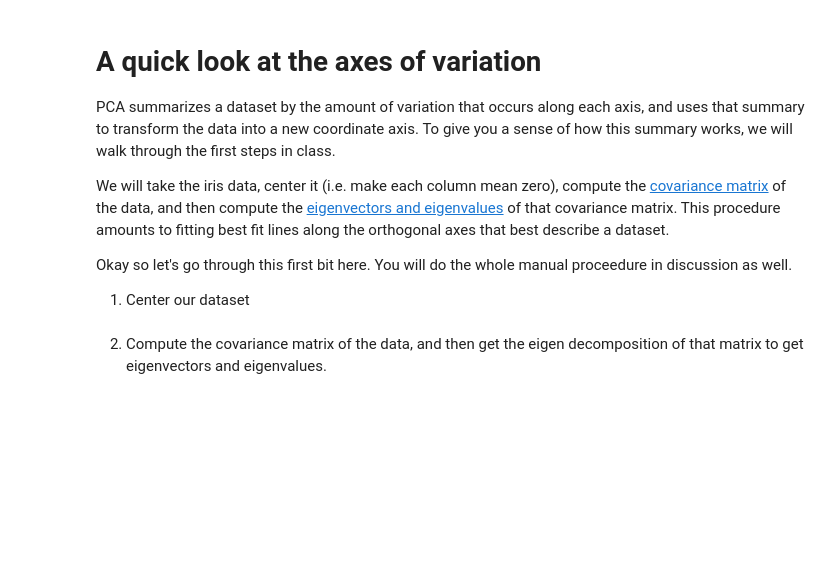
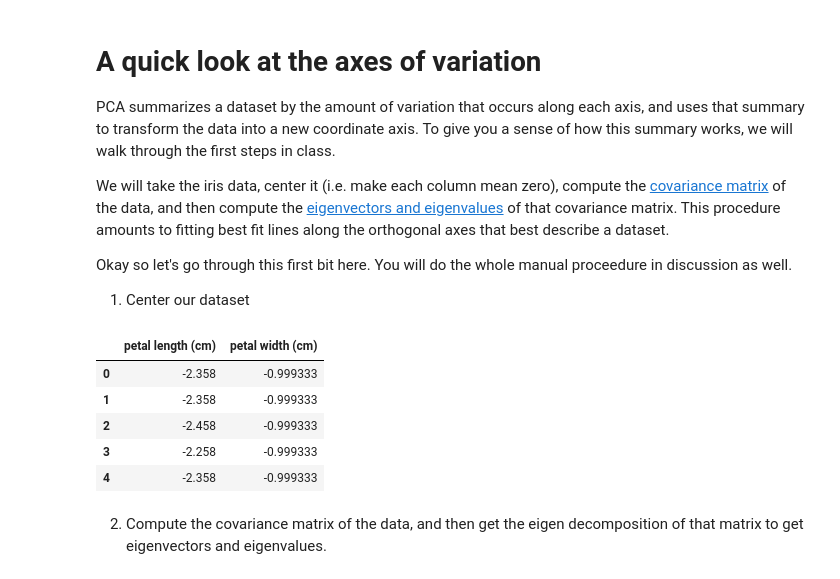
Before and after one commit to andrewkern/biol610, a Jupyter notebook: notebooks/lecture10.ipynb, the cells around one changed output. Cells and saved outputs as stored; diff of their text form; code cells hidden in the pictures; blank space fills up the shorter version.

```diff
--- a/notebooks/lecture10.ipynb
+++ b/notebooks/lecture10.ipynb
@@ -72,8 +99,16 @@ Okay so let's go through this first bit here. You will do the whole manual proce
 # %%
 # Substract the mean from the measurements.
 df_centered = df_iris.loc[:, ['petal length (cm)', 'petal width (cm)']]
 for col in df_centered.columns:
     df_centered[col] -= df_centered[col].mean()
+df_centered.head()
+# %% [output]
+|  | petal length (cm) | petal width (cm) |
+| 0 | -2.358 | -0.999333 |
+| 1 | -2.358 | -0.999333 |
+| 2 | -2.458 | -0.999333 |
+| 3 | -2.258 | -0.999333 |
+| 4 | -2.358 | -0.999333 |
 # %% [markdown]
 2. Compute the covariance matrix of the data, and then get the eigen decomposition of that matrix to get eigenvectors and eigenvalues.
 # %%
```
Also changed, not shown: parts of 8 cells of this notebook.
